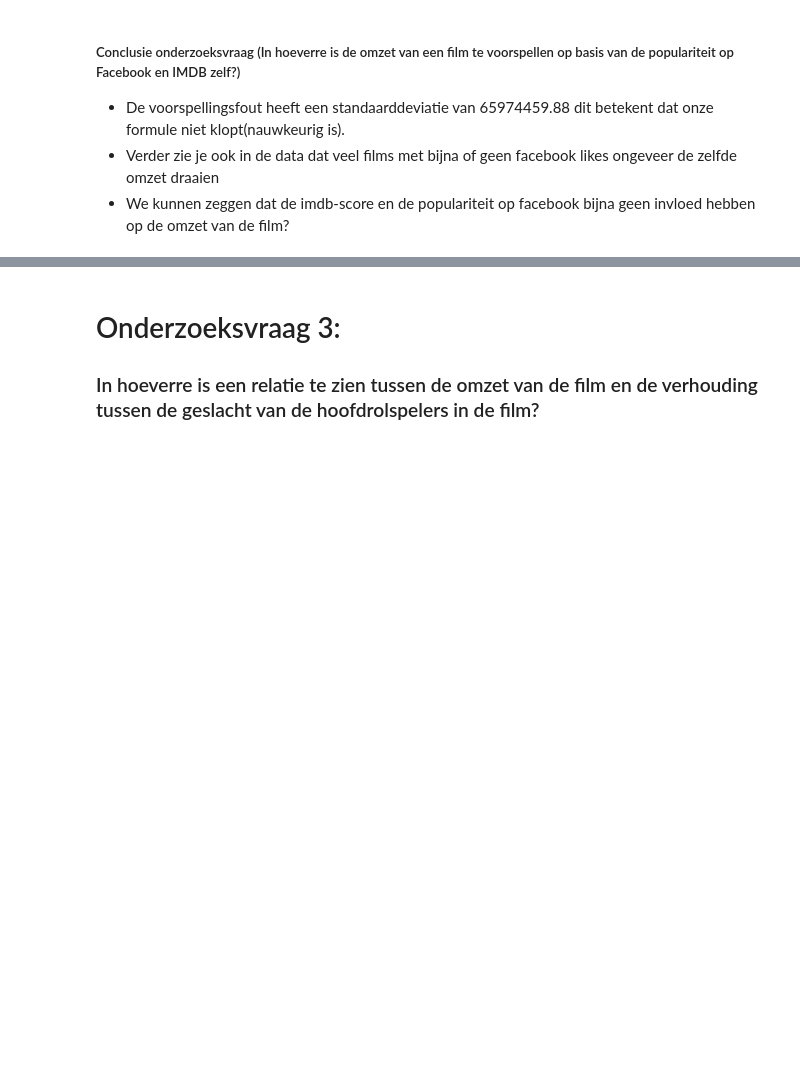
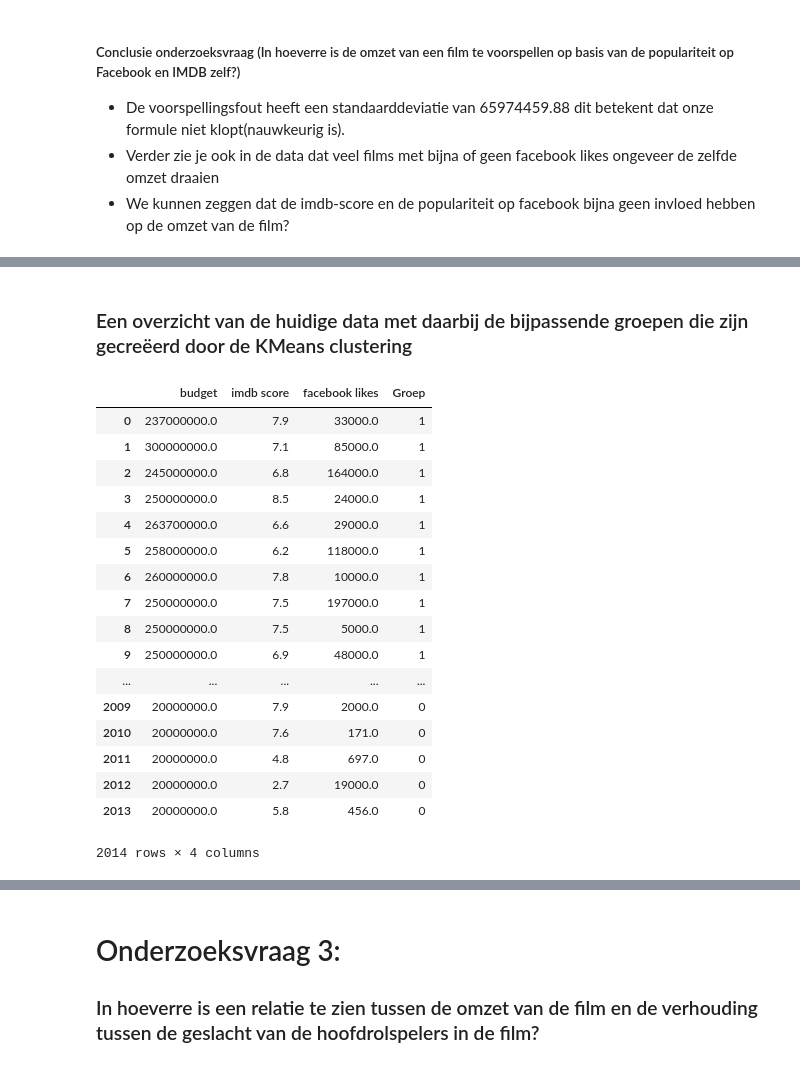
Before and after one commit to Danny-cao/DataScienceMovies, a Jupyter notebook: DataScienceFilms.ipynb, the cells around one changed output, grey strips where cells are left out. Drawn from its saved outputs; the diff is of its cells as text; code cells hidden in the pictures; blank space fills up the shorter version.

```diff
--- a/DataScienceFilms.ipynb
+++ b/DataScienceFilms.ipynb
@@ -429,0 +464,4 @@ math.sqrt(regression_model_mse)
+# %%
+moviesdf = pd.DataFrame(X)
+moviesdf.columns = ['budget', 'imdb score', 'facebook likes']
+moviesdf
@@ -429,0 +515,26 @@ math.sqrt(regression_model_mse)
+# %% [markdown]
+### Een overzicht van de huidige data met daarbij de bijpassende groepen die zijn gecreëerd door de KMeans clustering
+# %%
+# Laat via een table zien bij welke groep elke waarde behoort
+
+moviesdf['Groep'] = moviesMeans.labels_
+moviesdf
+# %% [output]
+|  | budget | imdb score | facebook likes | Groep |
+| 0 | 237000000.0 | 7.9 | 33000.0 | 1 |
+| 1 | 300000000.0 | 7.1 | 85000.0 | 1 |
+| 2 | 245000000.0 | 6.8 | 164000.0 | 1 |
+| 3 | 250000000.0 | 8.5 | 24000.0 | 1 |
+| 4 | 263700000.0 | 6.6 | 29000.0 | 1 |
+| 5 | 258000000.0 | 6.2 | 118000.0 | 1 |
+| 6 | 260000000.0 | 7.8 | 10000.0 | 1 |
+| 7 | 250000000.0 | 7.5 | 197000.0 | 1 |
+| 8 | 250000000.0 | 7.5 | 5000.0 | 1 |
+| 9 | 250000000.0 | 6.9 | 48000.0 | 1 |
+| ... | ... | ... | ... | ... |
+| 2009 | 20000000.0 | 7.9 | 2000.0 | 0 |
+| 2010 | 20000000.0 | 7.6 | 171.0 | 0 |
+| 2011 | 20000000.0 | 4.8 | 697.0 | 0 |
+| 2012 | 20000000.0 | 2.7 | 19000.0 | 0 |
+| 2013 | 20000000.0 | 5.8 | 456.0 | 0 |
+2014 rows × 4 columns
```
Also changed, not shown: parts of 10 cells of this notebook.
